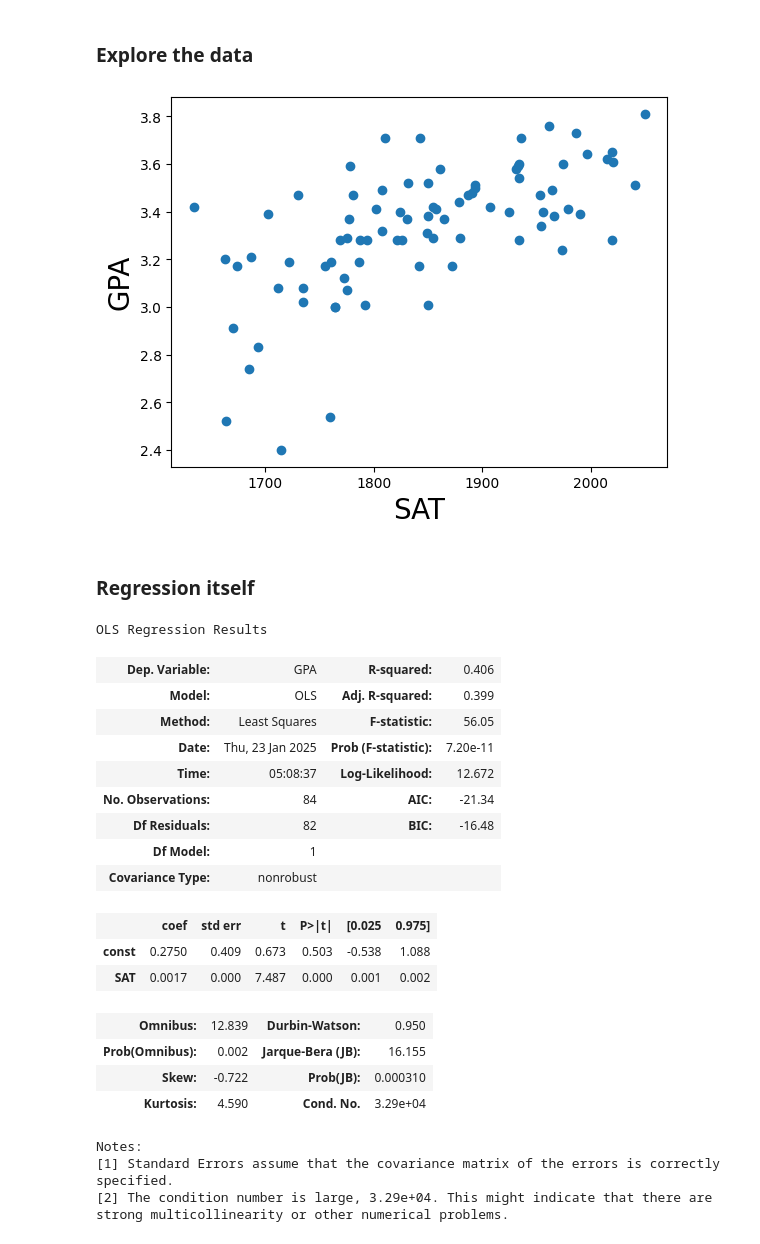
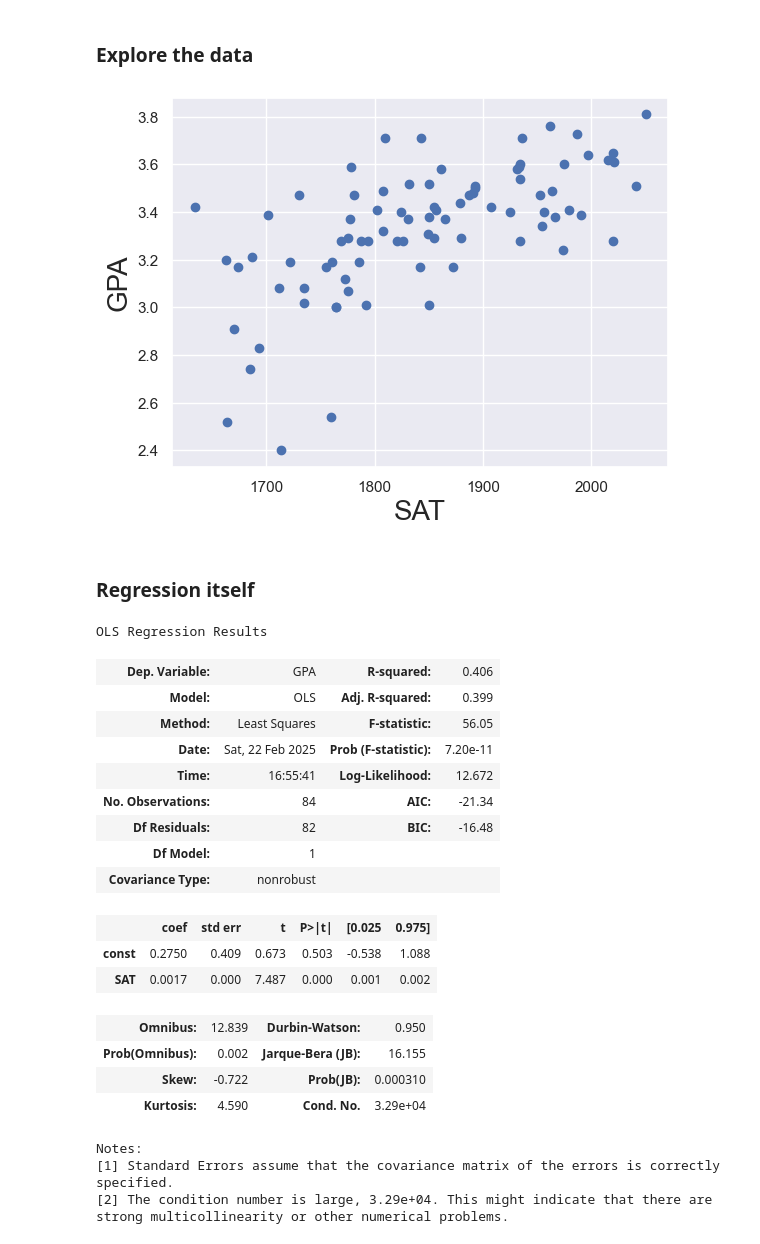
Before and after one commit to peto-ivanov/gda, a Jupyter notebook: udemy/linear_regression/1.01. Simple linear regression.ipynb, the cells around one changed output. Drawn from its saved outputs; the diff is of its cells as text; code cells hidden in the pictures.

```diff
--- a/udemy/linear_regression/1.01. Simple linear regression.ipynb
+++ b/udemy/linear_regression/1.01. Simple linear regression.ipynb
@@ -49,25 +50,25 @@ x1 = data['SAT'] # independent variable
 # %% [markdown]
 ### Explore the data
 # %%
+sns.set_theme()
 plt.scatter(x1,y)
 plt.xlabel('SAT', fontsize=20)
 plt.ylabel('GPA', fontsize=20)
 plt.show()
 # %% [output]
-[figure, old version]
+[figure, new version]
 # %% [markdown]
 ### Regression itself
 # %%
 x = sm.add_constant(x1) # adding a constant to the model (y = b0 + b1x1)
 results = sm.OLS(y,x).fit() # Ordinary Least Squares
-results.summary() # summary of the regression
 # %% [output]
 OLS Regression Results
 | Dep. Variable: | GPA | R-squared: | 0.406 |
 | Model: | OLS | Adj. R-squared: | 0.399 |
 | Method: | Least Squares | F-statistic: | 56.05 |
-| Date: | Thu, 23 Jan 2025 | Prob (F-statistic): | 7.20e-11 |
-| Time: | 05:08:37 | Log-Likelihood: | 12.672 |
+| Date: | Sat, 22 Feb 2025 | Prob (F-statistic): | 7.20e-11 |
+| Time: | 16:55:41 | Log-Likelihood: | 12.672 |
 | No. Observations: | 84 | AIC: | -21.34 |
 | Df Residuals: | 82 | BIC: | -16.48 |
 | Df Model: | 1 |  |  |
```
Also changed, not shown: parts of 13 cells of this notebook, 2 other files.
